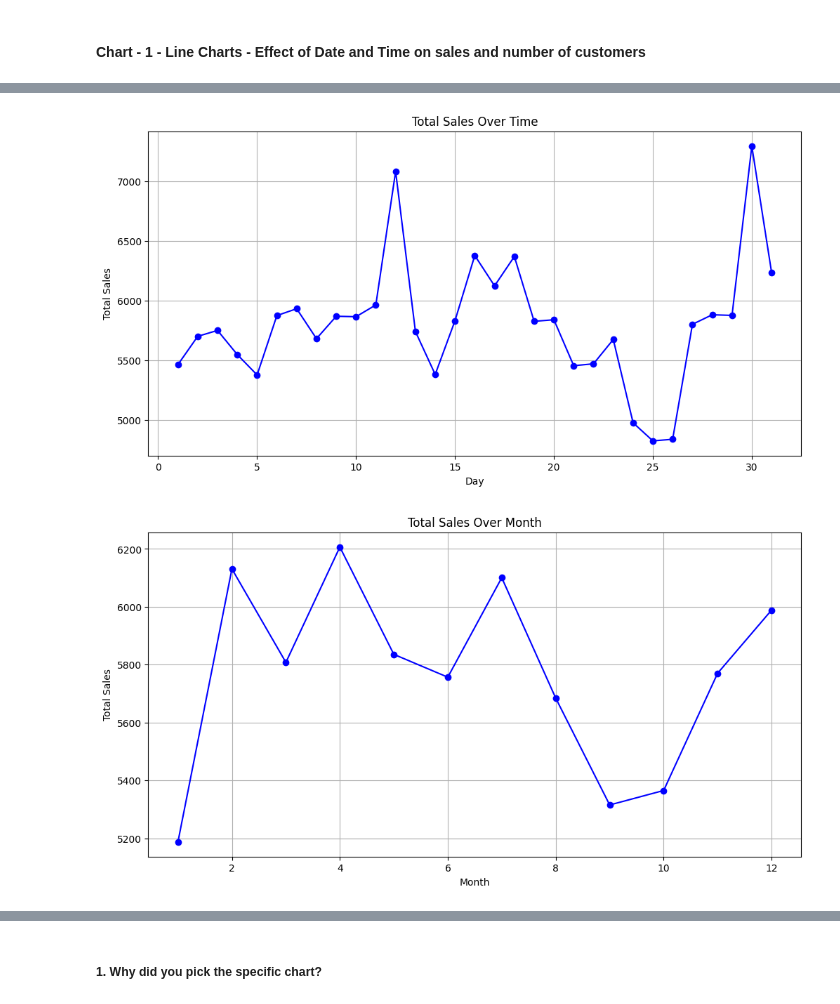
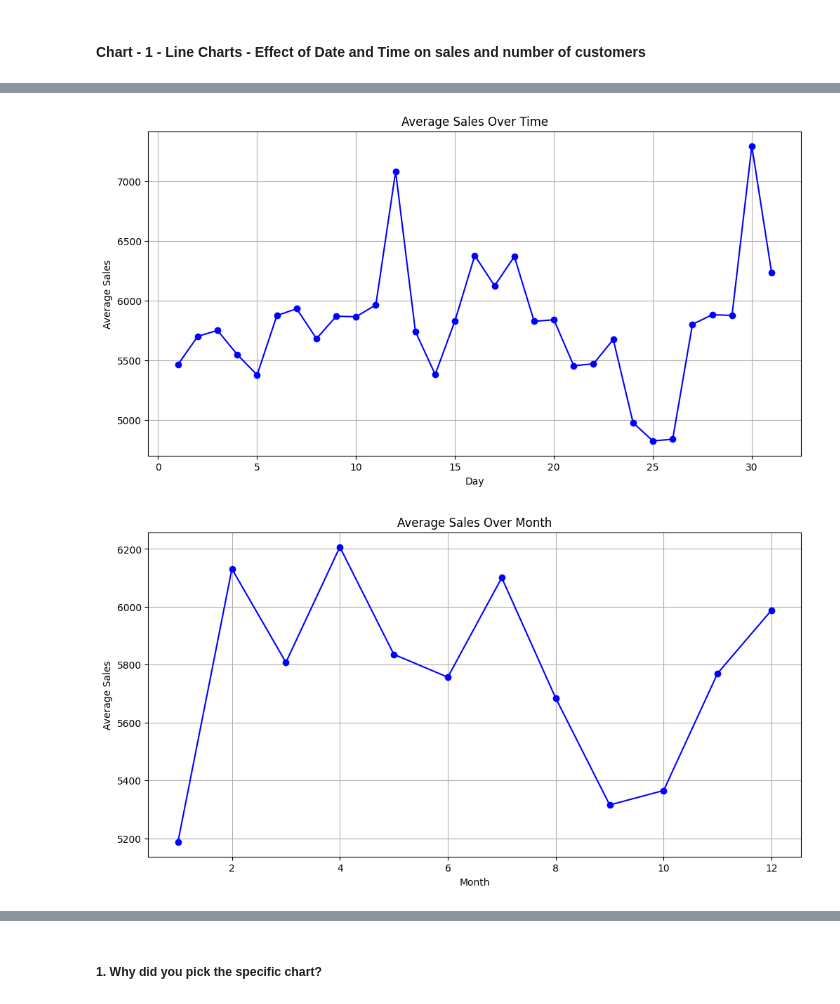
Before and after one commit to satyamkulkarni122/Assignment, a Jupyter notebook: Project_Retail_Sales_Predictions.ipynb, the cells around one changed output, grey strips where cells are left out. Saved outputs shown, nothing was run; the diff lists cells and outputs as text; code cells hidden in the pictures.

```diff
--- a/Project_Retail_Sales_Predictions.ipynb
+++ b/Project_Retail_Sales_Predictions.ipynb
@@ -518,18 +518,18 @@ plt.show()
 # %%
 # Chart - 1 visualization code
 # Group by date and calculate the total sales for each date
 sales_by_day = final1.groupby('Day')['Sales'].mean().reset_index()
 
 # Plotting the line graph
 plt.figure(figsize=(12, 6))
 plt.plot(sales_by_day['Day'], sales_by_day['Sales'], marker='o', linestyle='-', color='b')
-plt.title('Total Sales Over Time')
+plt.title('Average Sales Over Time')
 plt.xlabel('Day')
-plt.ylabel('Total Sales')
+plt.ylabel('Average Sales')
 plt.grid(True)
 plt.show()
 # %% [output]
-[figure, old version]
+[figure, new version]
 # %%
 # Group by date and calculate the total sales for each date
 sales_by_Month = final1.groupby('Month')['Sales'].mean().reset_index()
@@ -537,13 +537,13 @@ sales_by_Month = final1.groupby('Month')['Sales'].mean().reset_index()
 # Plotting the line graph
 plt.figure(figsize=(12, 6))
 plt.plot(sales_by_Month['Month'], sales_by_Month['Sales'], marker='o', linestyle='-', color='b')
-plt.title('Total Sales Over Month')
+plt.title('Average Sales Over Month')
 plt.xlabel('Month')
-plt.ylabel('Total Sales')
+plt.ylabel('Average Sales')
 plt.grid(True)
 plt.show()
 # %% [output]
-[figure, old version]
+[figure, new version]
 # %%
 sales_by_Year = final1.groupby('Year')['Sales'].mean().reset_index()
 
```
Also changed, not shown: parts of 66 cells of this notebook.
